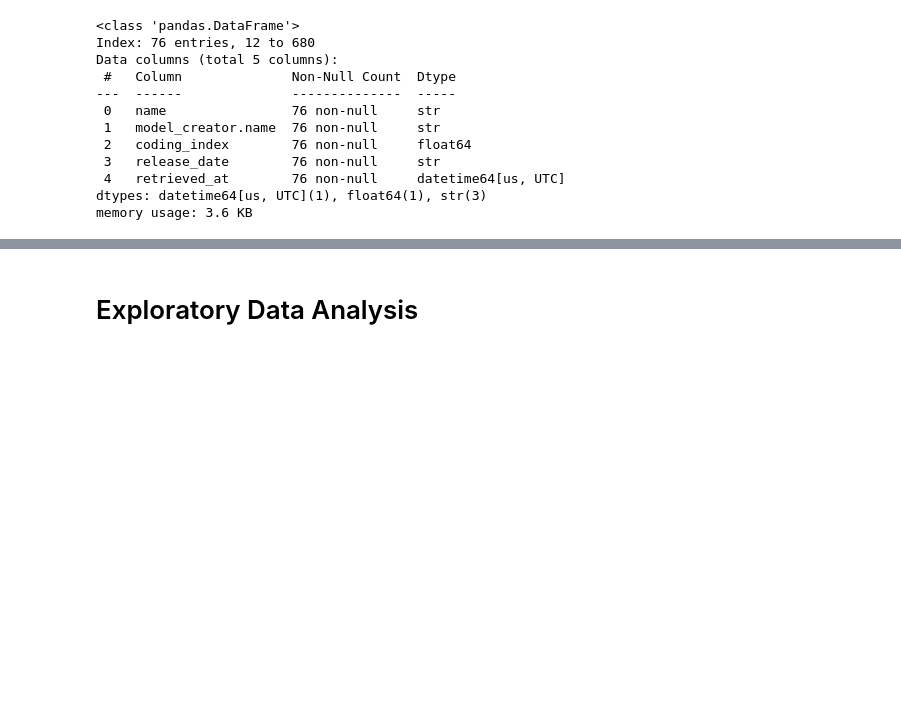
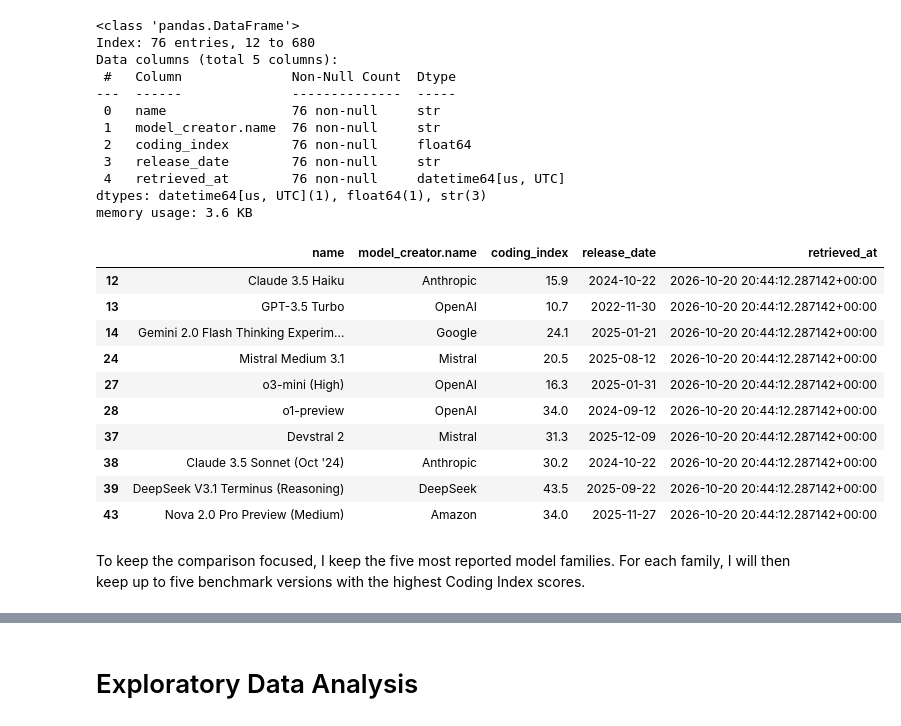
Before and after one commit to IT4063C-Fall2026/data-tech-analytics-final-project-canhkhoqua, a Jupyter notebook: source.ipynb, the cells around one changed output, grey strips where cells are left out. Cells and saved outputs as stored; diff of their text form; code cells hidden in the pictures; blank space fills up the shorter version.

Commit message:
top5 model used and their coding index

```diff
--- a/source.ipynb
+++ b/source.ipynb
@@ -507,3 +515,19 @@ Data columns (total 5 columns):
  4   retrieved_at        76 non-null     datetime64[us, UTC]
 dtypes: datetime64[us, UTC](1), float64(1), str(3)
 memory usage: 3.6 KB
+# %%
+model_scores_df.head(10)
+# %% [output]
+|  | name | model_creator.name | coding_index | release_date | retrieved_at |
+| 12 | Claude 3.5 Haiku | Anthropic | 15.9 | 2024-10-22 | 2026-10-20 20:44:12.287142+00:00 |
+| 13 | GPT-3.5 Turbo | OpenAI | 10.7 | 2022-11-30 | 2026-10-20 20:44:12.287142+00:00 |
+| 14 | Gemini 2.0 Flash Thinking Experim... | Google | 24.1 | 2025-01-21 | 2026-10-20 20:44:12.287142+00:00 |
+| 24 | Mistral Medium 3.1 | Mistral | 20.5 | 2025-08-12 | 2026-10-20 20:44:12.287142+00:00 |
+| 27 | o3-mini (High) | OpenAI | 16.3 | 2025-01-31 | 2026-10-20 20:44:12.287142+00:00 |
+| 28 | o1-preview | OpenAI | 34.0 | 2024-09-12 | 2026-10-20 20:44:12.287142+00:00 |
+| 37 | Devstral 2 | Mistral | 31.3 | 2025-12-09 | 2026-10-20 20:44:12.287142+00:00 |
+| 38 | Claude 3.5 Sonnet (Oct '24) | Anthropic | 30.2 | 2024-10-22 | 2026-10-20 20:44:12.287142+00:00 |
+| 39 | DeepSeek V3.1 Terminus (Reasoning) | DeepSeek | 43.5 | 2025-09-22 | 2026-10-20 20:44:12.287142+00:00 |
+| 43 | Nova 2.0 Pro Preview (Medium) | Amazon | 34.0 | 2025-11-27 | 2026-10-20 20:44:12.287142+00:00 |
+# %% [markdown]
+To keep the comparison focused, I keep the five most reported model families. For each family, I will then keep up to five benchmark versions with the highest Coding Index scores.
```
Also changed, not shown: parts of 6 cells of this notebook.
